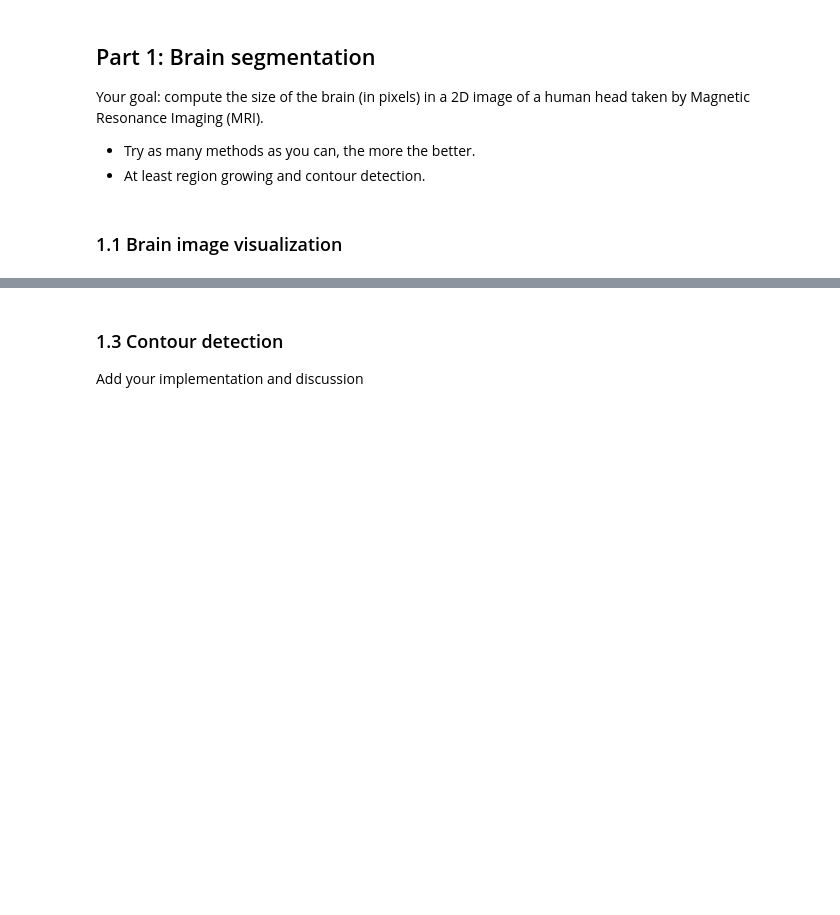
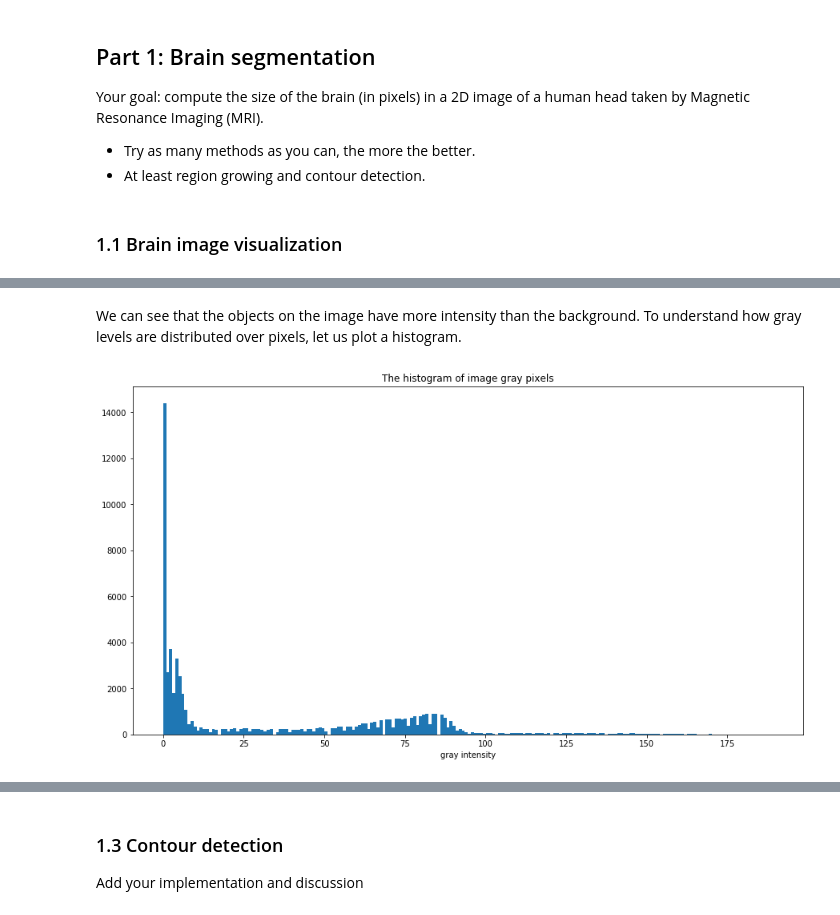
Before and after one commit to oganesManasian/Image-analysis-and-pattern-recognition, a Jupyter notebook: labs/lab_01_segmentation.ipynb, the cells around one changed output, grey strips where cells are left out. Drawn from its saved outputs; the diff is of its cells as text; code cells hidden in the pictures; blank space fills up the shorter version.

```diff
--- a/labs/lab_01_segmentation.ipynb
+++ b/labs/lab_01_segmentation.ipynb
@@ -54,0 +55,11 @@ Add your implementation and discussion
+# %% [markdown]
+We can see that the objects on the image have more intensity than the background. To understand how gray levels are distributed over pixels, let us plot a histogram.
+# %%
+nbins = 200
+
+fig, ax = plt.subplots(figsize=(15, 8))
+ax.hist(brain_im.ravel(), bins=nbins)
+ax.set_xlabel('gray intensity')
+ax.set_title('The histogram of image gray pixels');
+# %% [output]
+[figure, added]
```
Also changed, not shown: parts of 32 cells of this notebook.
